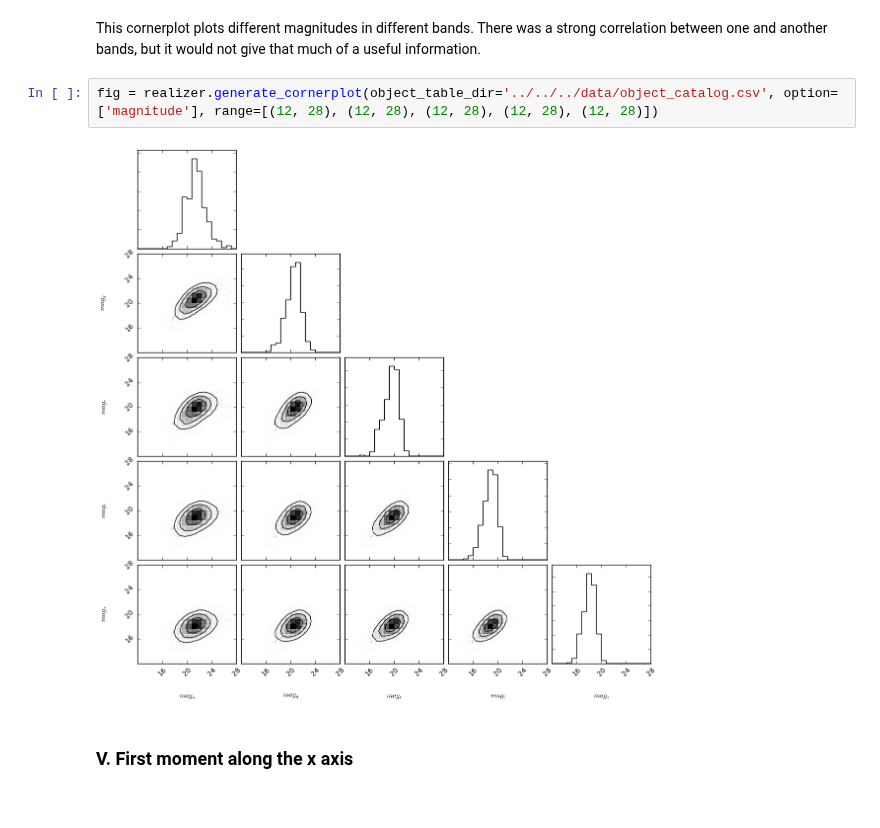
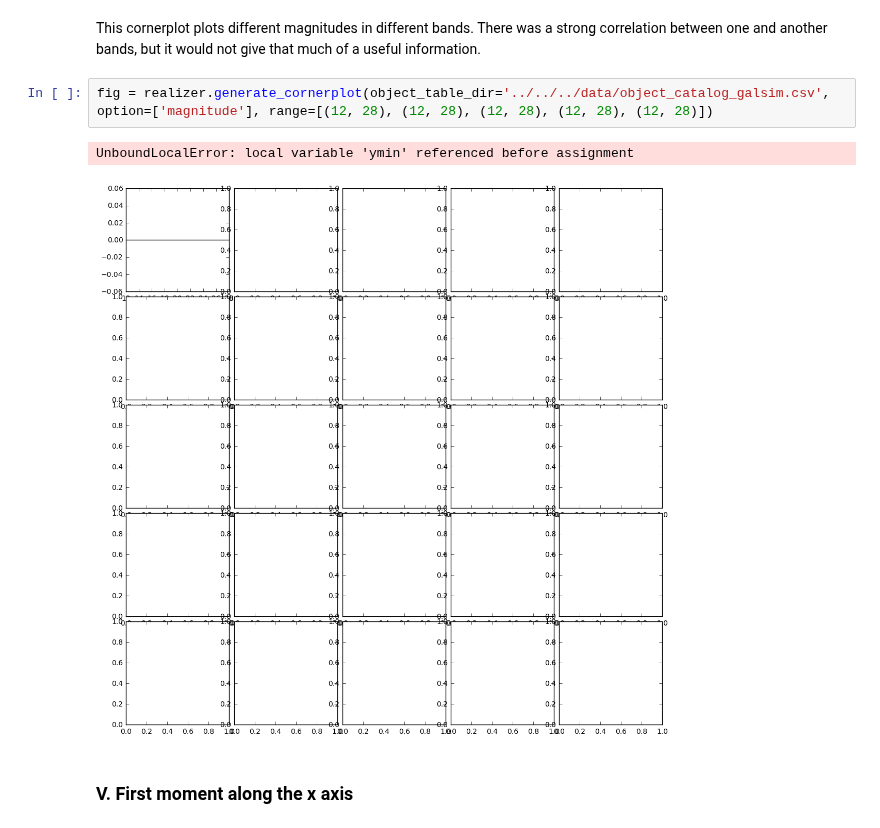
Before and after one commit to jiwoncpark/SLRealizer, a Jupyter notebook: python/desc/slrealizer/Cornerplot.ipynb, the cells around one changed output. Cells and saved outputs as stored; diff of their text form.

```diff
--- a/python/desc/slrealizer/Cornerplot.ipynb
+++ b/python/desc/slrealizer/Cornerplot.ipynb
@@ -94,9 +93,10 @@ fig = realizer.generate_cornerplot(object_table_dir='../../../data/object_catalo
 # %% [markdown]
 This cornerplot plots different magnitudes in different bands. There was a strong correlation between one and another bands, but it would not give that much of a useful information.
 # %%
-fig = realizer.generate_cornerplot(object_table_dir='../../../data/object_catalog.csv', option=['magnitude'], range=[(12, 28), (12, 28), (12, 28), (12, 28), (12, 28)])
+fig = realizer.generate_cornerplot(object_table_dir='../../../data/object_catalog_galsim.csv', option=['magnitude'], range=[(12, 28), (12, 28), (12, 28), (12, 28), (12, 28)])
 # %% [output]
+UnboundLocalError: local variable 'ymin' referenced before assignment
-[figure, old version]
+[figure, new version]
 # %% [markdown]
 ### V. First moment along the x axis
 # %% [markdown]
```
Also changed, not shown: parts of 7 cells of this notebook, 3 other files.
